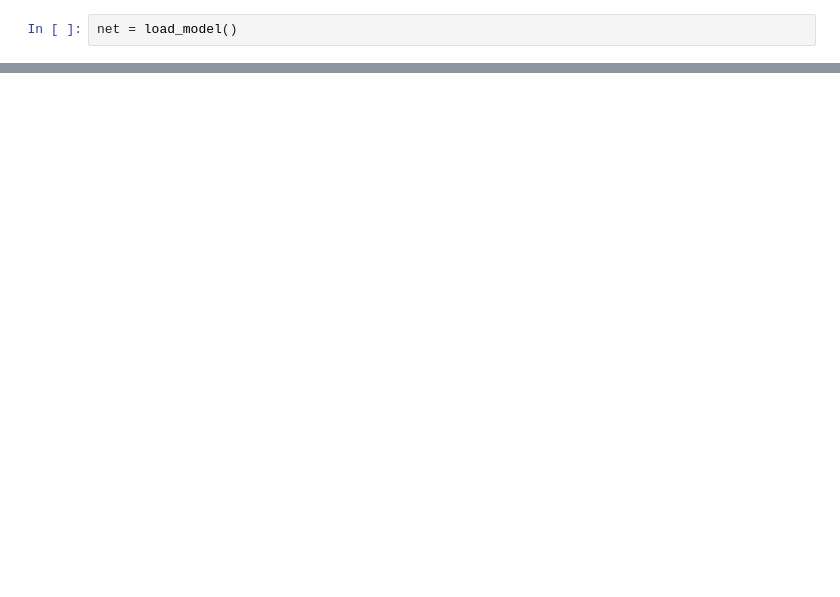
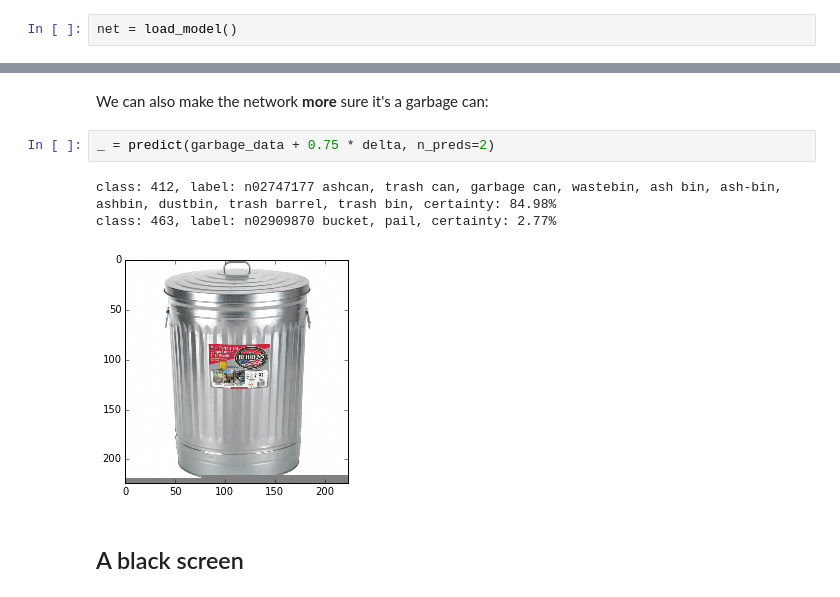
Before and after one commit to jvns/neural-nets-are-weird, a Jupyter notebook: notebooks/neural-nets-are-weird.ipynb, the cells around one changed output, grey strips where cells are left out. Saved outputs shown, nothing was run; the diff lists cells and outputs as text; blank space fills up the shorter version.

```diff
--- a/notebooks/neural-nets-are-weird.ipynb
+++ b/notebooks/neural-nets-are-weird.ipynb
@@ -402,0 +340,10 @@ We show the output values and the histogram of the positive values
+# %% [markdown]
+We can also make the network **more** sure it's a garbage can:
+# %%
+_ = predict(garbage_data + 0.75 * delta, n_preds=2)
+# %% [output]
+class: 412, label: n02747177 ashcan, trash can, garbage can, wastebin, ash bin, ash-bin, ashbin, dustbin, trash barrel, trash bin, certainty: 84.98%
+class: 463, label: n02909870 bucket, pail, certainty: 2.77%
+[figure, added]
+# %% [markdown]
+## A black screen
```
Also changed, not shown: parts of 78 cells of this notebook.
